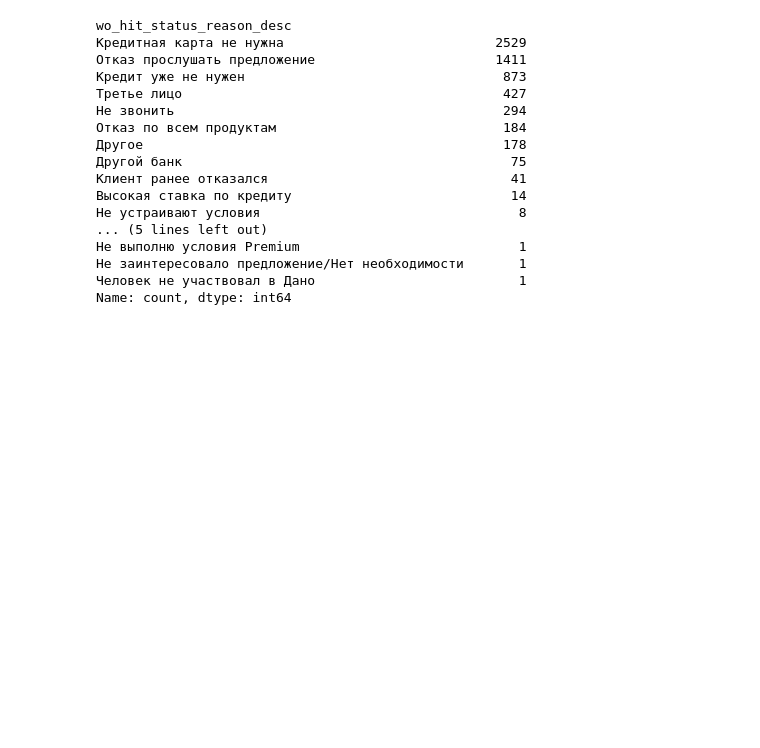
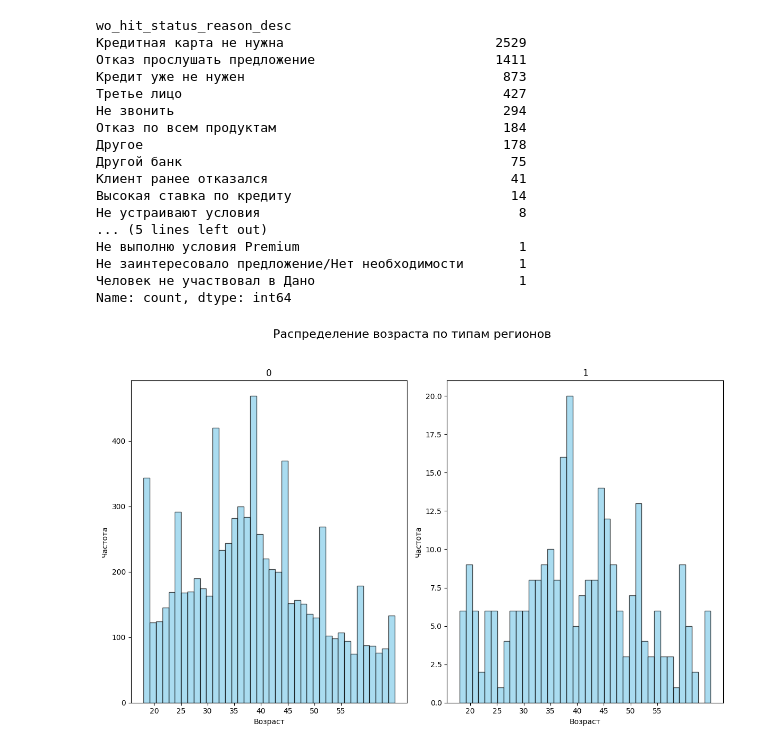
Before and after one commit to bygaga993/bread_dano_2024, a Jupyter notebook: analyse.ipynb, the cells around one changed output. Drawn from its saved outputs; the diff is of its cells as text; code cells hidden in the pictures; blank space fills up the shorter version.

```diff
--- a/analyse.ipynb
+++ b/analyse.ipynb
@@ -428,3 +428,23 @@ wo_hit_status_reason_desc
 Не заинтересовало предложение/Нет необходимости       1
 Человек не участвовал в Дано                          1
 Name: count, dtype: int64
+# %%
+region_types = df_preapprove['approval_flg'].unique()
+
+fig, axes = plt.subplots(nrows=1, ncols=2, figsize=(12, 8))
+
+axes = axes.flatten()
+
+for ax, region in zip(axes, region_types):
+    subset = df_preapprove[df_preapprove['approval_flg'] == region]
+    ax.hist(subset['age'], bins=40, alpha=0.7, color='skyblue', edgecolor='black')
+    ax.set_title(region)
+    ax.set_xlabel('Возраст')
+    ax.set_ylabel('Частота')
+    ax.set_xticks(np.arange(20, 60, 5))
+
+plt.suptitle('Распределение возраста по типам регионов', fontsize=16)
+plt.tight_layout(rect=[0, 0.03, 1, 0.95])
+plt.show()
+# %% [output]
+[figure, added]
```
Also changed, not shown: parts of 1 cell of this notebook.
